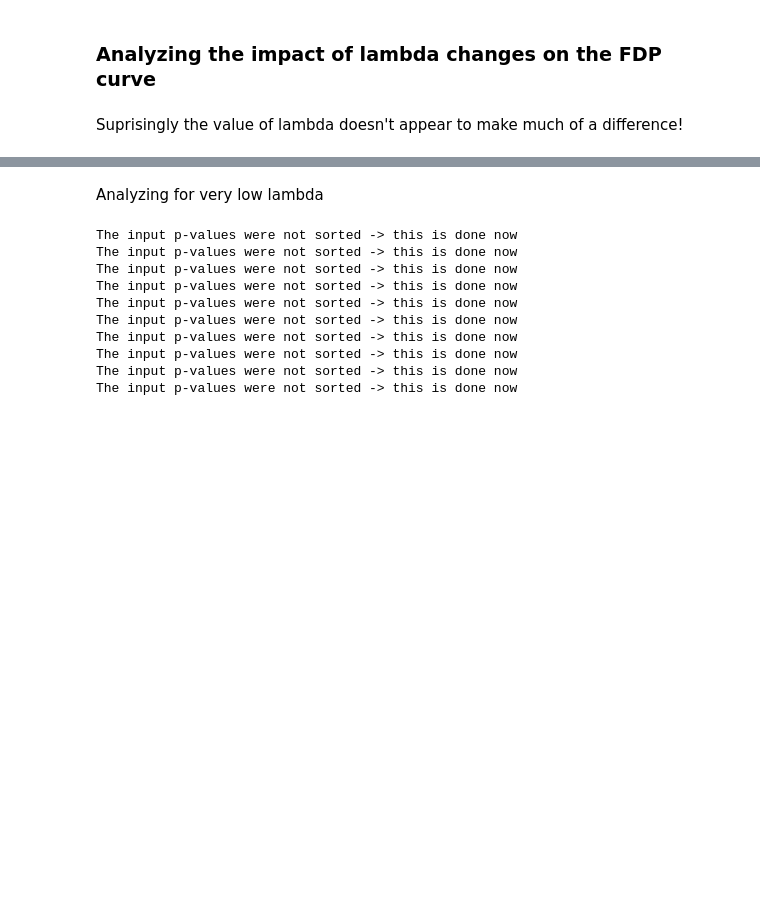
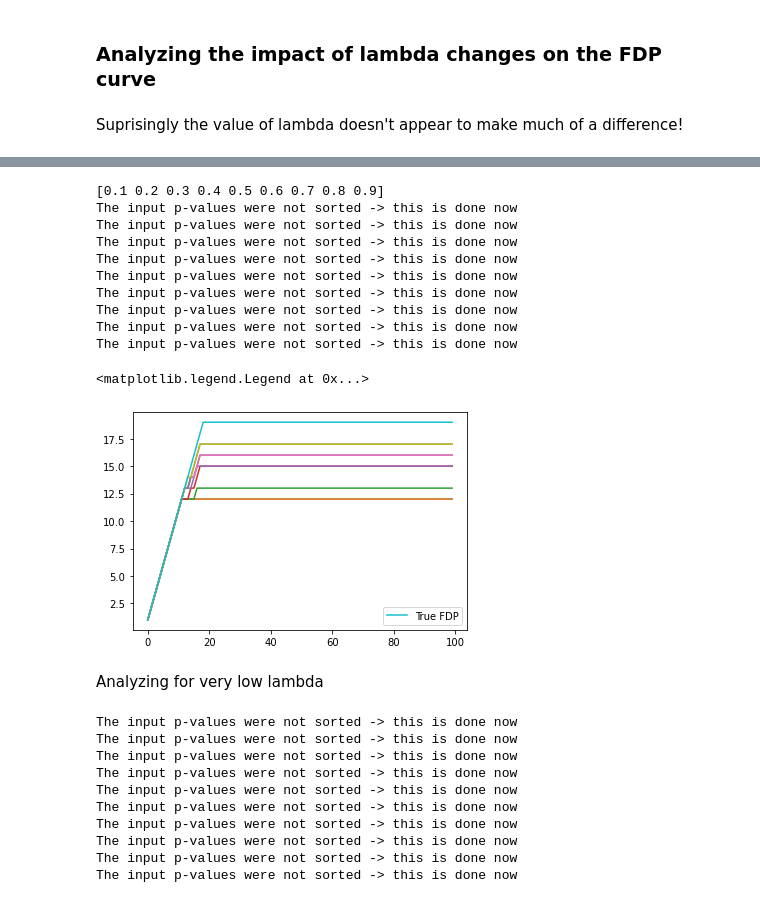
Before and after one commit to sjdavenport/pyrft, a Jupyter notebook: examples/ComparePermandBoot.ipynb, the cells around one changed output, grey strips where cells are left out. Saved outputs shown, nothing was run; the diff lists cells and outputs as text; code cells hidden in the pictures; blank space fills up the shorter version.

```diff
--- a/examples/ComparePermandBoot.ipynb
+++ b/examples/ComparePermandBoot.ipynb
@@ -232,3 +235,28 @@ The input p-values were not sorted -> this is done now
+# %%
+lambda_set = np.arange(10)/10
+lambda_set = lambda_set[1:]
+print(lambda_set)
+n2use = 100
+for I in np.arange(len(lambda_set)):
+    thresh = sa.t_linear(lambda_set[I], np.arange(1,m+1), m)
+    max_FP_perm = sa.curve_max_fp(pvals_perm, thresh)
+    min_TP_perm = np.arange(1,m+1) - max_FP_perm
+    plt.plot(min_TP_perm[0:n2use])
+plt.plot(TP[0:n2use], label = 'True FDP')
+plt.legend(loc="lower right")
+# %% [output]
+[0.1 0.2 0.3 0.4 0.5 0.6 0.7 0.8 0.9]
+The input p-values were not sorted -> this is done now
+The input p-values were not sorted -> this is done now
+The input p-values were not sorted -> this is done now
+The input p-values were not sorted -> this is done now
+The input p-values were not sorted -> this is done now
+The input p-values were not sorted -> this is done now
+The input p-values were not sorted -> this is done now
+The input p-values were not sorted -> this is done now
+The input p-values were not sorted -> this is done now
+<matplotlib.legend.Legend at 0x...>
+[figure, added]
 # %% [markdown]
 Analyzing for very low lambda
 # %%
```
Also changed, not shown: parts of 7 cells of this notebook, 3 other files.
